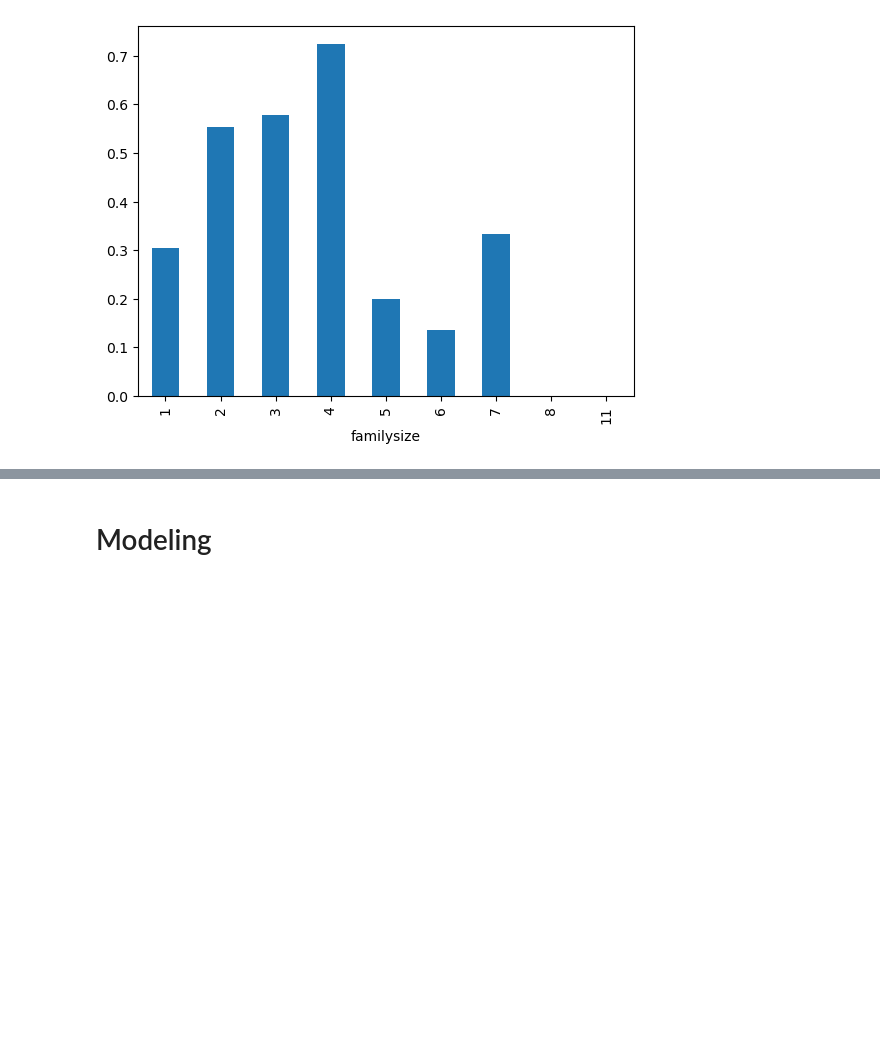
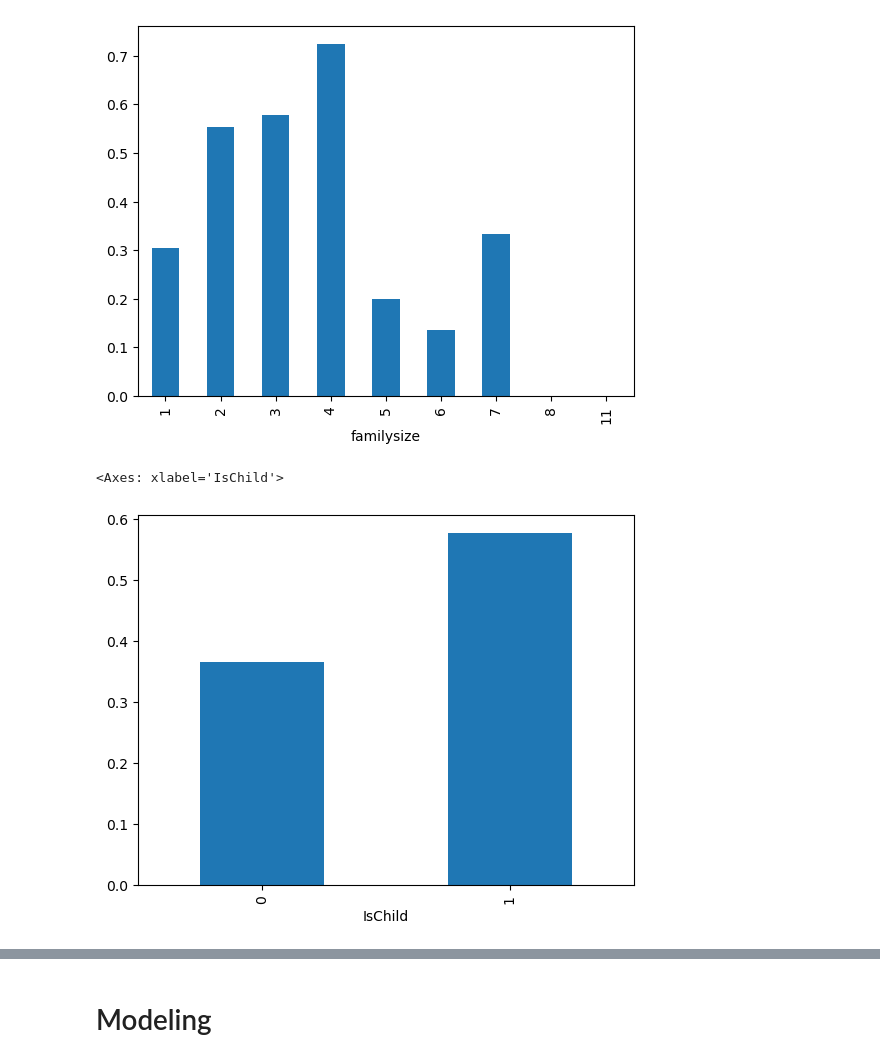
Before and after one commit to fumiya2001/DS-portfolio, a Jupyter notebook: titanic/titanic-1.ipynb, the cells around one changed output, grey strips where cells are left out. Cells and saved outputs as stored; diff of their text form; code cells hidden in the pictures; blank space fills up the shorter version.

```diff
--- a/titanic/titanic-1.ipynb
+++ b/titanic/titanic-1.ipynb
@@ -220,3 +250,8 @@ df.groupby('familysize')['Survived'].mean().plot(kind='bar')
 # %% [output]
 <Axes: xlabel='familysize'>
 [figure]
+# %%
+df.groupby('IsChild')['Survived'].mean().plot(kind='bar')
+# %% [output]
+<Axes: xlabel='IsChild'>
+[figure, added]
```
Also changed, not shown: parts of 33 cells of this notebook, 9 other files.
